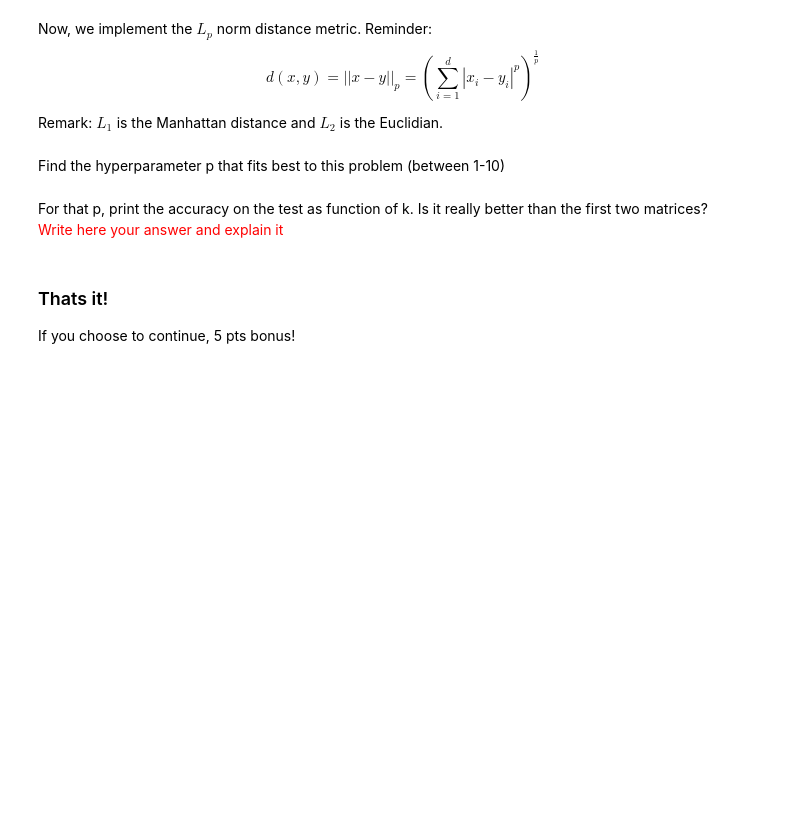
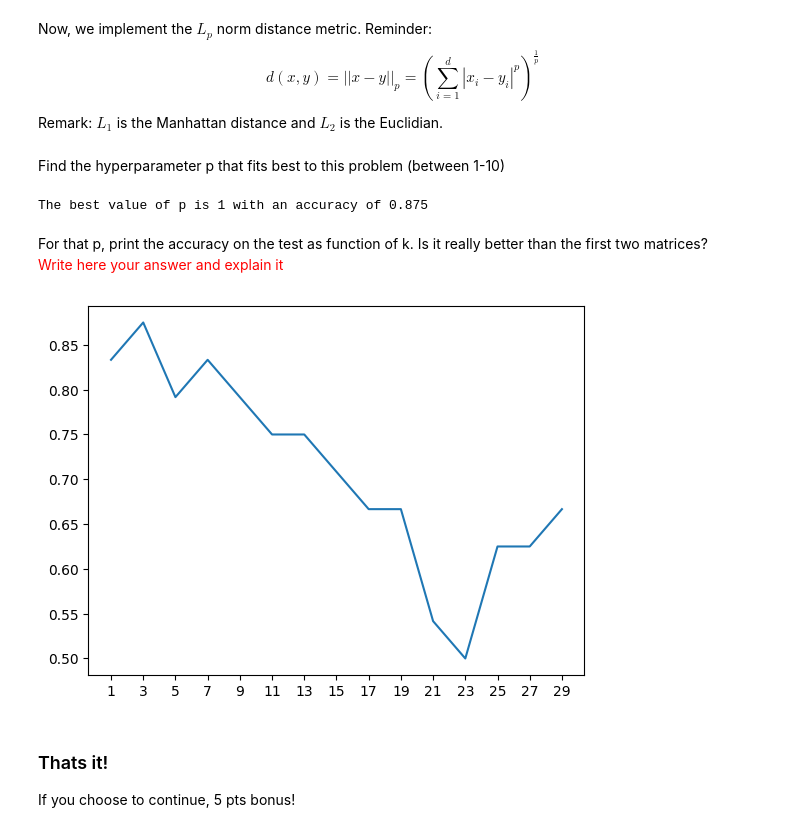
Before and after one commit to RaneemIbra/Machine-Learning, a Jupyter notebook: HW1 (2).ipynb, the cells around one changed output. Drawn from its saved outputs; the diff is of its cells as text; code cells hidden in the pictures; blank space fills up the shorter version.

```diff
--- a/HW1 (2).ipynb
+++ b/HW1 (2).ipynb
@@ -557,18 +627,46 @@ Find the hyperparameter p that fits best to this problem (between 1-10)
+# %%
+# Implement here
+p_values = np.arange(1, 11)
+
+# Initialize a list to store accuracy for each p
+p_accuracies = []
+
+# Loop over the range of p values
+for p in p_values:
+    # Test the k-NN classifier with different values of k for each p
+    ks = np.arange(1, 41, 2)
+    best_acc = 0
+    for k in ks:
+        # Classify using the k-NN classifier with the Minkowski metric
+        c = kNN_classify(X_train, y_train, X_test, k, metric='Minkowski', p=p)
+        acc = accuracy_score(y_test, c)
+        if acc > best_acc:
+            best_acc = acc
+    # Store the best accuracy for this p value
+    p_accuracies.append(best_acc)
+
+# Find the p value with the highest accuracy
+best_p = p_values[np.argmax(p_accuracies)]
+print(f"The best value of p is {best_p} with an accuracy of {max(p_accuracies)}")
+# %% [output]
+The best value of p is 1 with an accuracy of 0.875
 # %% [markdown]
 For that p, print the accuracy on the test as function of k. Is it really better  than the first two matrices? <br/>
 <font color='red'>Write here your answer and explain it</font>
 # %%
 ks = np.arange(1, 30, 2)
 accs = []
-best_p = None       # You may change the usage of p according to your previous implementation
+best_p = 1       # You may change the usage of p according to your previous implementation
 
 for k in ks:
-    c = kNN_classify(X_train, y_train, X_test, k, 'Minkowski')
-    accs.append()   # Implement here
+    c = kNN_classify(X_train, y_train, X_test, k, 'Minkowski', p=best_p)
+    accs.append(np.mean(c == y_test))   # Implement here
 
 plt.plot(ks, accs)
 plt.xticks(ks)
 plt.show()
+# %% [output]
+[figure, added]
 # %% [markdown]
 ### Thats it!
 If you choose to continue, 5 pts bonus!
```
Also changed, not shown: parts of 14 cells of this notebook, 1 other file.
